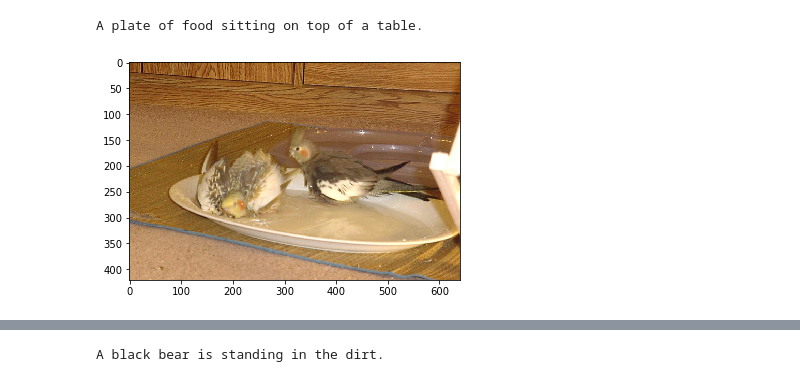
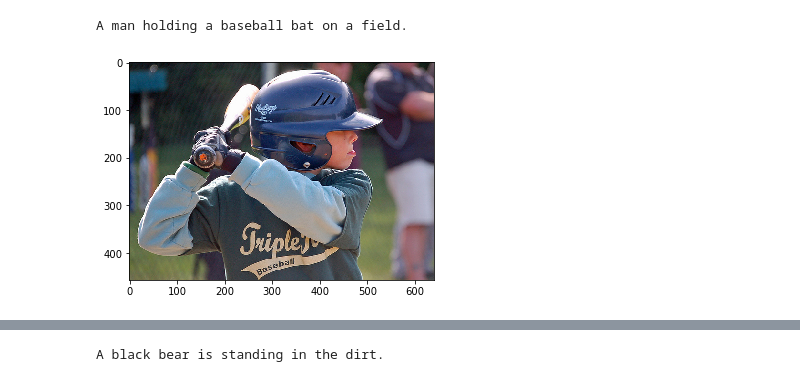
Before and after one commit to eladhoffer/seq2seq.pytorch, a Jupyter notebook: examples/Generate_Caption.ipynb, the cells around one changed output, grey strips where cells are left out. Drawn from its saved outputs; the diff is of its cells as text; code cells hidden in the pictures.

```diff
--- a/examples/Generate_Caption.ipynb
+++ b/examples/Generate_Caption.ipynb
@@ -7,9 +8,8 @@ import numpy as np
 from PIL import Image
 from scipy.misc import imresize
 # %%
-
-cuda = True
-checkpoint = torch.load('./caption_resnet50.pth.tar')
+checkpoint = load_url('https://dl.dropboxusercontent.com/s/05dvriaiqk74cum/caption_resnet50-4c0fa803.pth',
+                      map_location={'gpu:0':'cpu'})
 
 model = Img2Seq(**checkpoint['config'].model_config)
 model.load_state_dict(checkpoint['state_dict'])
@@ -21,7 +21,7 @@ caption_model = CaptionGenerator(model,
                                beam_size=12,
                                get_attention=True,
                                length_normalization_factor=0.4,
-                               cuda=cuda)
+                               cuda=False)
 
 def show_and_tell(filename):
     img = Image.open(filename, 'r')
@@ -51,8 +51,8 @@ def visualize_attention(img, attention, max_size=128., thresh=0.5):
     plt.tight_layout()
     plt.show()
 # %%
-img, (caption, attentions) = show_and_tell('/media/ssd/Datasets/COCO/val2014/COCO_val2014_000000200546.jpg')
+img, (caption, attentions) = show_and_tell('/media/ssd/Datasets/COCO/val2014/COCO_val2014_000000200348.jpg')
 print(caption)
 # %% [output]
-A plate of food sitting on top of a table.
+A man holding a baseball bat on a field.
-[figure, old version]
+[figure, new version]
```
Also changed, not shown: parts of 2 cells of this notebook.
